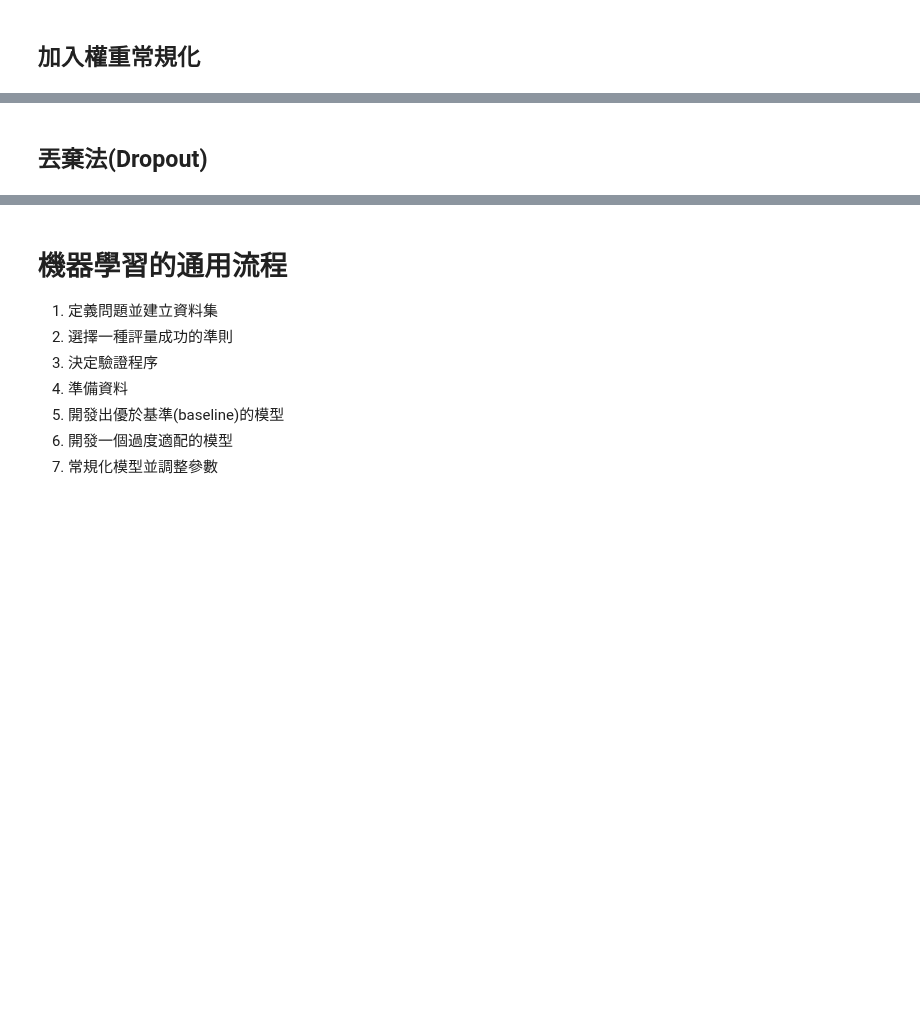
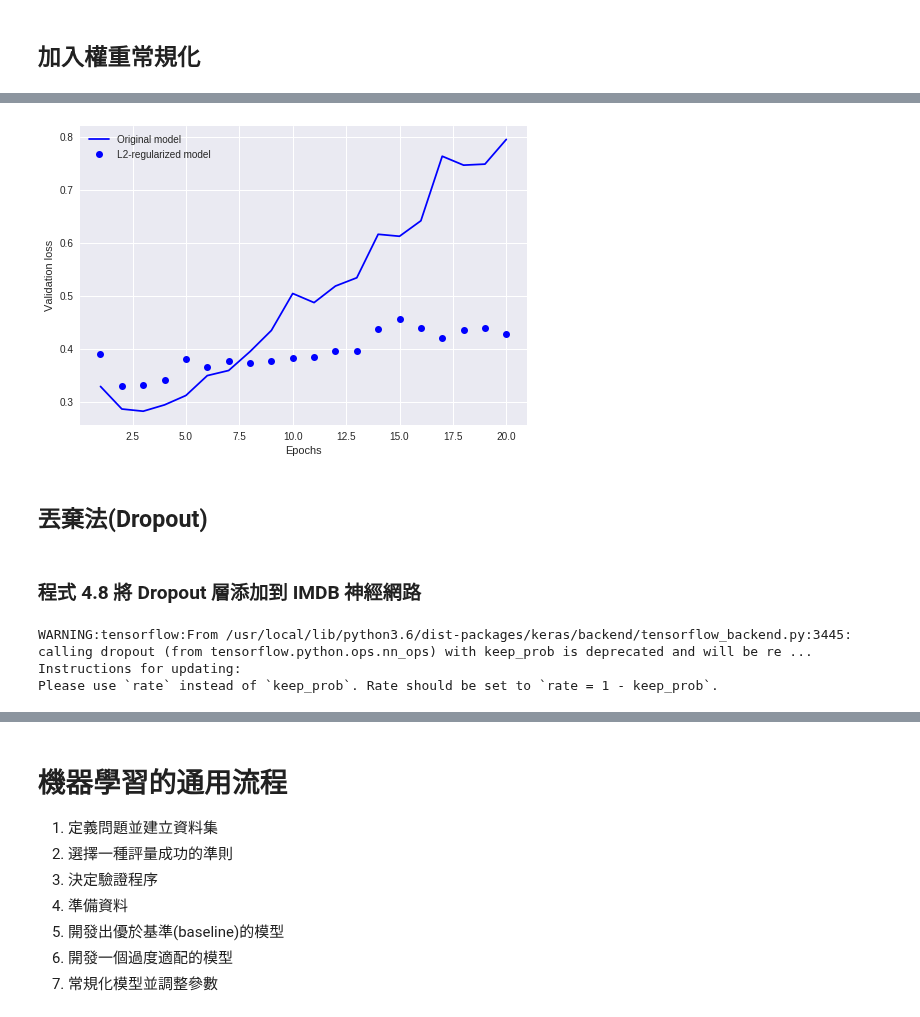
Before and after one commit to hank199599/deep_learning_keras_log, a Jupyter notebook: Chapter4.ipynb, the cells around one changed output, grey strips where cells are left out. Cells and saved outputs as stored; diff of their text form; code cells hidden in the pictures; blank space fills up the shorter version.

```diff
--- a/Chapter4.ipynb
+++ b/Chapter4.ipynb
@@ -268,3 +268,21 @@ plt.show()
 [figure]
 # %% [markdown]
 ## 加入權重常規化
+# %%
+from keras import regularizers
+
+l2_model = models.Sequential()
+l2_model.add(layers.Dense(16, kernel_regularizer=regularizers.l2(0.001),  #加入 L2 權重常規化並將學習率設為 0.001
+                          activation='relu', input_shape=(10000,)))
+l2_model.add(layers.Dense(16, kernel_regularizer=regularizers.l2(0.001),
+                          activation='relu'))
+l2_model.add(layers.Dense(1, activation='sigmoid'))
+# %%
+l2_model.compile(optimizer='rmsprop',
+                 loss='binary_crossentropy',
+                 metrics=['acc'])
+# %%
+l2_model_hist = l2_model.fit(x_train, y_train,
+                             epochs=20,
+                             batch_size=512,
+                             validation_data=(x_test, y_test))
@@ -270,0 +307,12 @@ plt.show()
+# %%
+l2_model_val_loss = l2_model_hist.history['val_loss']
+
+plt.plot(epochs, original_val_loss, 'b+', label='Original model')
+plt.plot(epochs, l2_model_val_loss, 'bo', label='L2-regularized model')
+plt.xlabel('Epochs')
+plt.ylabel('Validation loss')
+plt.legend()
+
+plt.show()
+# %% [output]
+[figure, added]
@@ -271,2 +334,19 @@ plt.show()
 # %% [markdown]
 ## 丟棄法(Dropout)
+# %% [markdown]
+### 程式 4.8 將 Dropout 層添加到 IMDB 神經網路
+# %%
+dpt_model = models.Sequential()
+dpt_model.add(layers.Dense(16, activation='relu', input_shape=(10000,)))
+dpt_model.add(layers.Dropout(0.5))
+dpt_model.add(layers.Dense(16, activation='relu'))
+dpt_model.add(layers.Dropout(0.5))
+dpt_model.add(layers.Dense(1, activation='sigmoid'))
+
+dpt_model.compile(optimizer='rmsprop',
+                  loss='binary_crossentropy',
+                  metrics=['acc'])
+# %% [output]
+WARNING:tensorflow:From /usr/local/lib/python3.6/dist-packages/keras/backend/tensorflow_backend.py:3445: calling dropout (from tensorflow.python.ops.nn_ops) with keep_prob is deprecated and will be re ...
+Instructions for updating:
+Please use `rate` instead of `keep_prob`. Rate should be set to `rate = 1 - keep_prob`.
```
Also changed, not shown: parts of 8 cells of this notebook.
